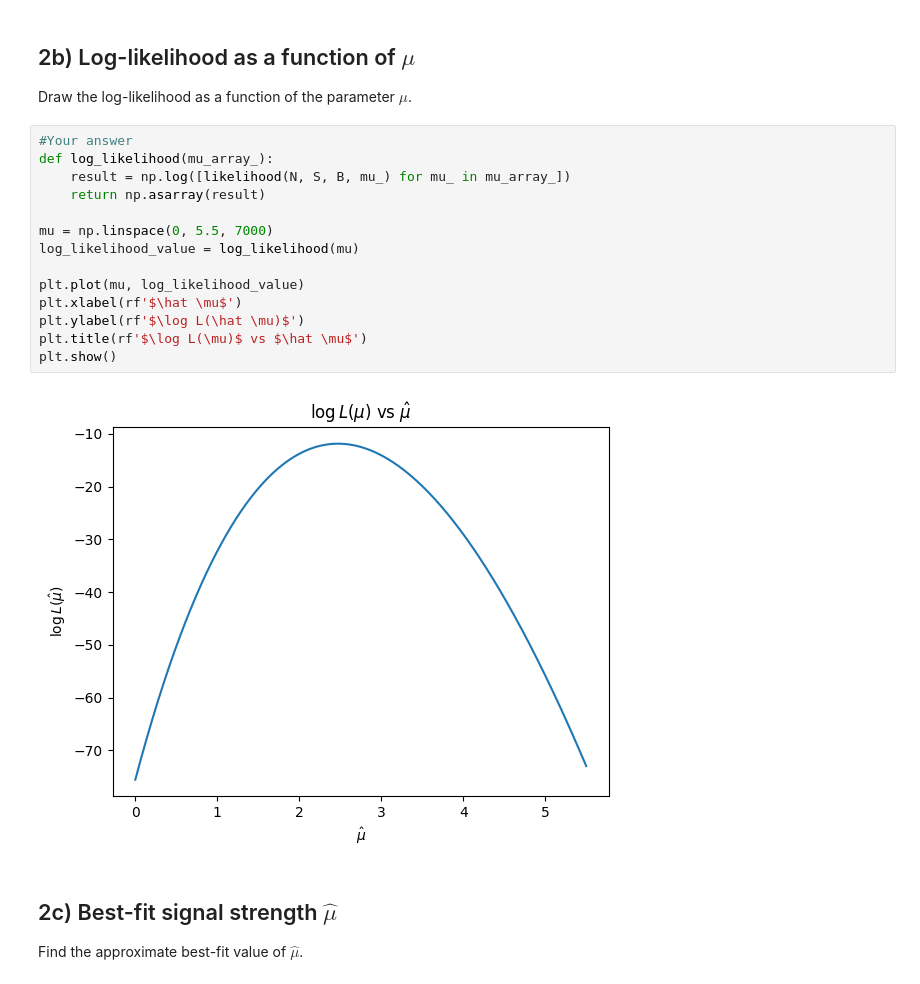
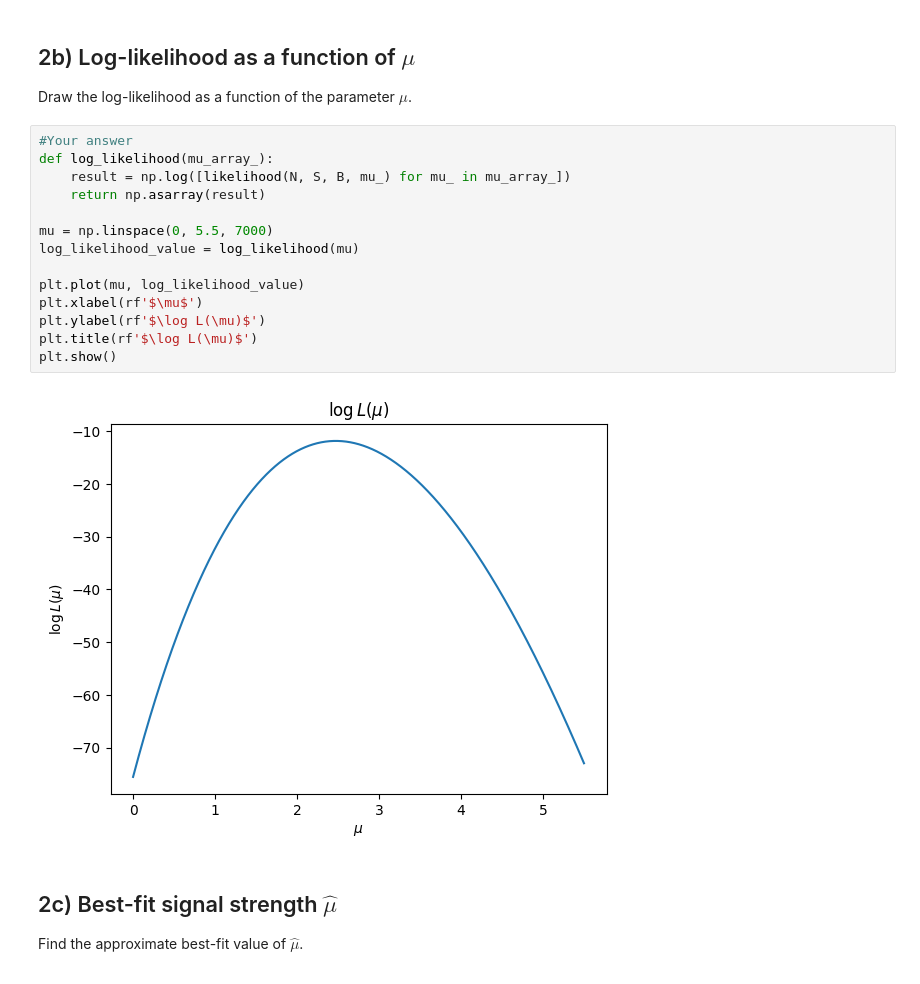
Before and after one commit to joaopedrobiu6/MASHEP_jbiu, a Jupyter notebook: hw1/ist1100335.ipynb, the cells around one changed output. Cells and saved outputs as stored; diff of their text form.

```diff
--- a/hw1/ist1100335.ipynb
+++ b/hw1/ist1100335.ipynb
@@ -95,19 +95,19 @@ Draw the log-likelihood as a function of the parameter $\mu$.
 # %%
 #Your answer
 def log_likelihood(mu_array_):
     result = np.log([likelihood(N, S, B, mu_) for mu_ in mu_array_])
     return np.asarray(result)
 
 mu = np.linspace(0, 5.5, 7000)
 log_likelihood_value = log_likelihood(mu)
 
 plt.plot(mu, log_likelihood_value)
-plt.xlabel(rf'$\hat \mu$')
-plt.ylabel(rf'$\log L(\hat \mu)$')
-plt.title(rf'$\log L(\mu)$ vs $\hat \mu$')
+plt.xlabel(rf'$\mu$')
+plt.ylabel(rf'$\log L(\mu)$')
+plt.title(rf'$\log L(\mu)$')
 plt.show()
 # %% [output]
-[figure, old version]
+[figure, new version]
 # %% [markdown]
 ## 2c) Best-fit signal strength $\hat{\mu}$
 
```
Also changed, not shown: parts of 5 cells of this notebook.
